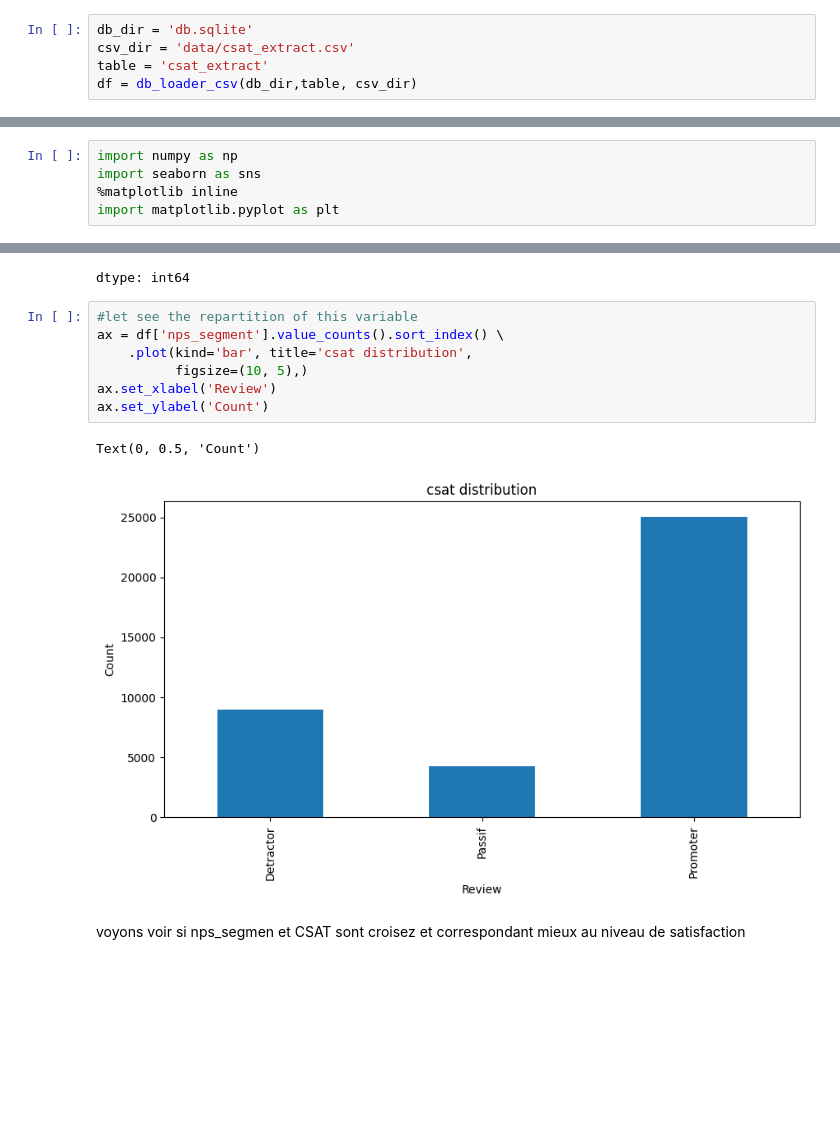
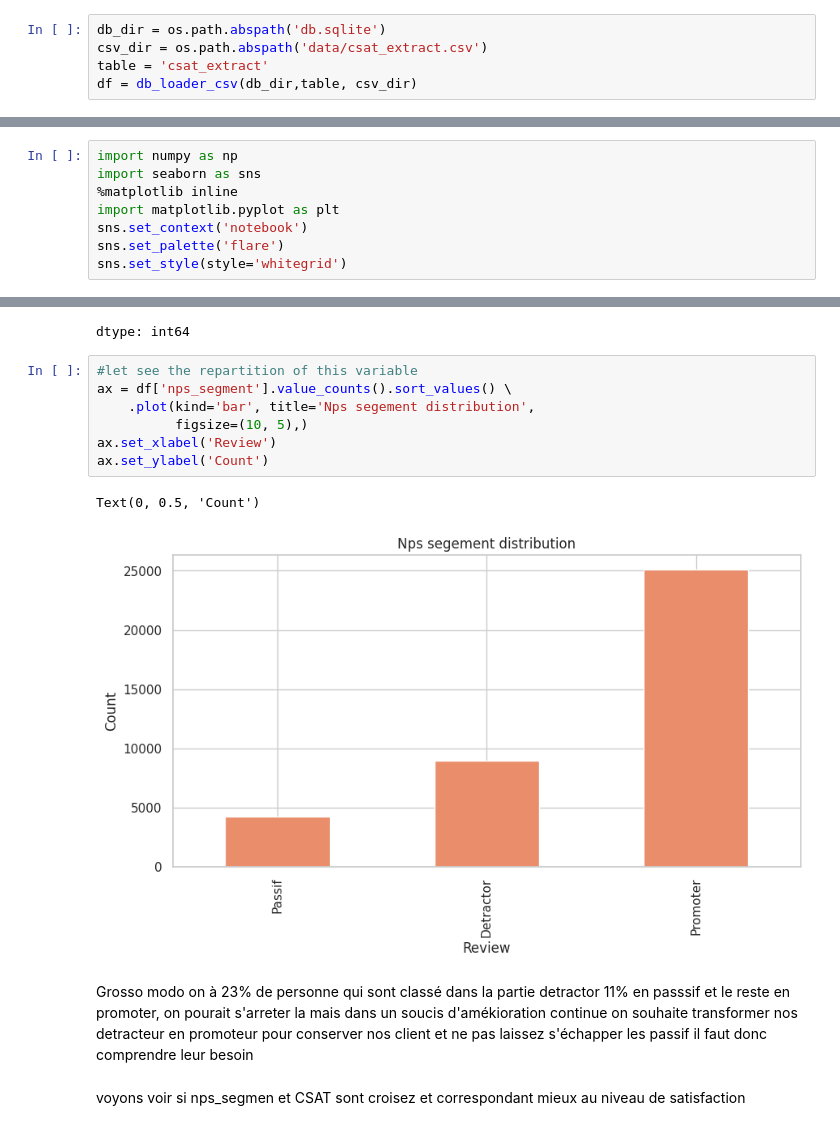
Before and after one commit to forSplinter/free_llm_2026_Intership, a Jupyter notebook: EDA_Preprocesing.ipynb, the cells around one changed output, grey strips where cells are left out. Cells and saved outputs as stored; diff of their text form; blank space fills up the shorter version.

```diff
--- a/EDA_Preprocesing.ipynb
+++ b/EDA_Preprocesing.ipynb
@@ -39,8 +39,8 @@ def db_loader_csv(db_dir: str, table: str, csv_output:str) -> pd.DataFrame :
 # %% [output]
 /content/drive/MyDrive/free_LLM_2026/technical_test
 # %%
-db_dir = 'db.sqlite'
-csv_dir = 'data/csat_extract.csv'
+db_dir = os.path.abspath('db.sqlite')
+csv_dir = os.path.abspath('data/csat_extract.csv')
 table = 'csat_extract'
 df = db_loader_csv(db_dir,table, csv_dir)
 # %% [output]
@@ -52,3 +52,6 @@ import numpy as np
 import seaborn as sns
 %matplotlib inline
 import matplotlib.pyplot as plt
+sns.set_context('notebook')
+sns.set_palette('flare')
+sns.set_style(style='whitegrid')
@@ -296,14 +323,16 @@ df['nps_segment'].value_counts()
 dtype: int64
 # %%
 #let see the repartition of this variable
-ax = df['nps_segment'].value_counts().sort_index() \
-    .plot(kind='bar', title='csat distribution',
+ax = df['nps_segment'].value_counts().sort_values() \
+    .plot(kind='bar', title='Nps segement distribution',
           figsize=(10, 5),)
 ax.set_xlabel('Review')
 ax.set_ylabel('Count')
 # %% [output]
 Text(0, 0.5, 'Count')
-[figure, old version]
+[figure, new version]
+# %% [markdown]
+Grosso modo on à 23% de personne qui sont classé dans la partie detractor 11% en passsif et le reste en promoter, on pourait s'arreter la mais dans un soucis d'amékioration continue on souhaite transformer nos detracteur en promoteur pour conserver nos client et ne pas laissez s'échapper les passif il faut donc comprendre leur besoin
 # %% [markdown]
 voyons voir si nps_segmen et CSAT sont croisez et correspondant mieux au niveau de satisfaction
 # %%
```
Also changed, not shown: parts of 34 cells of this notebook.
